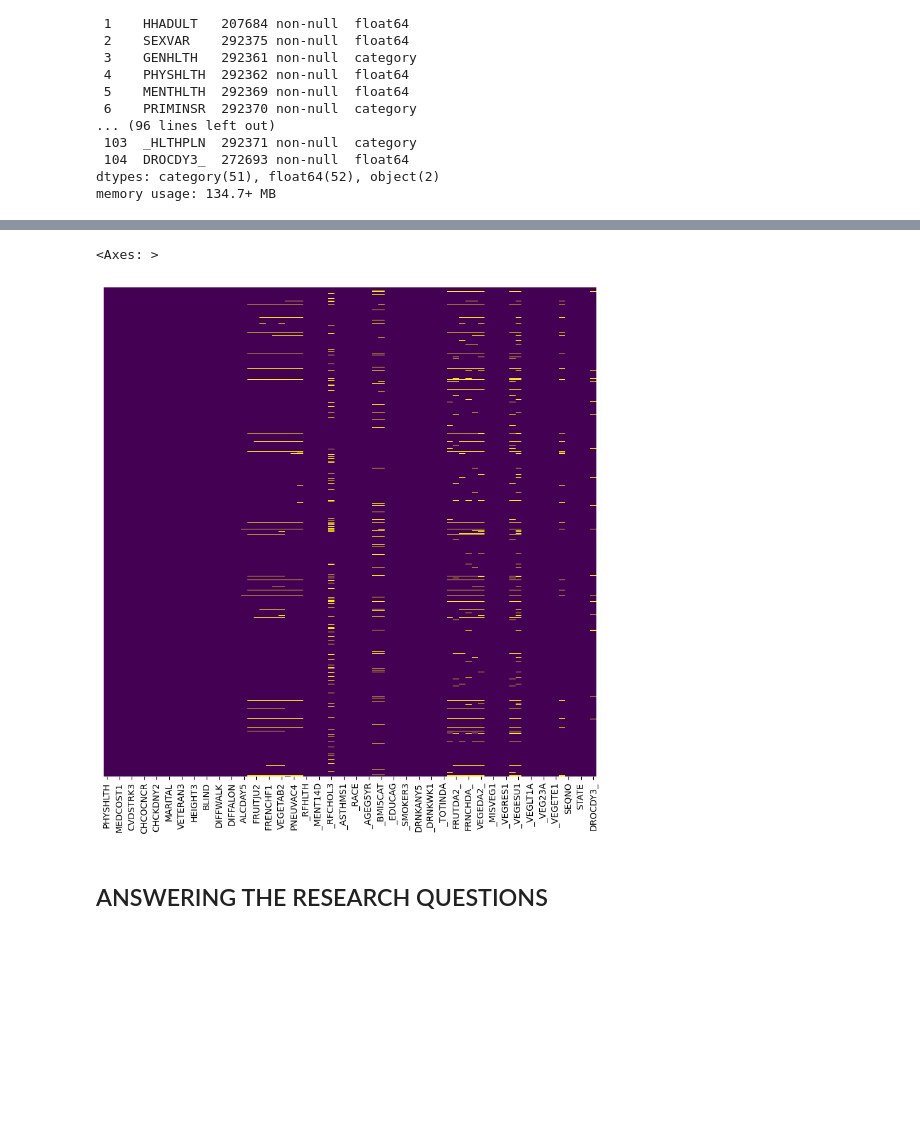
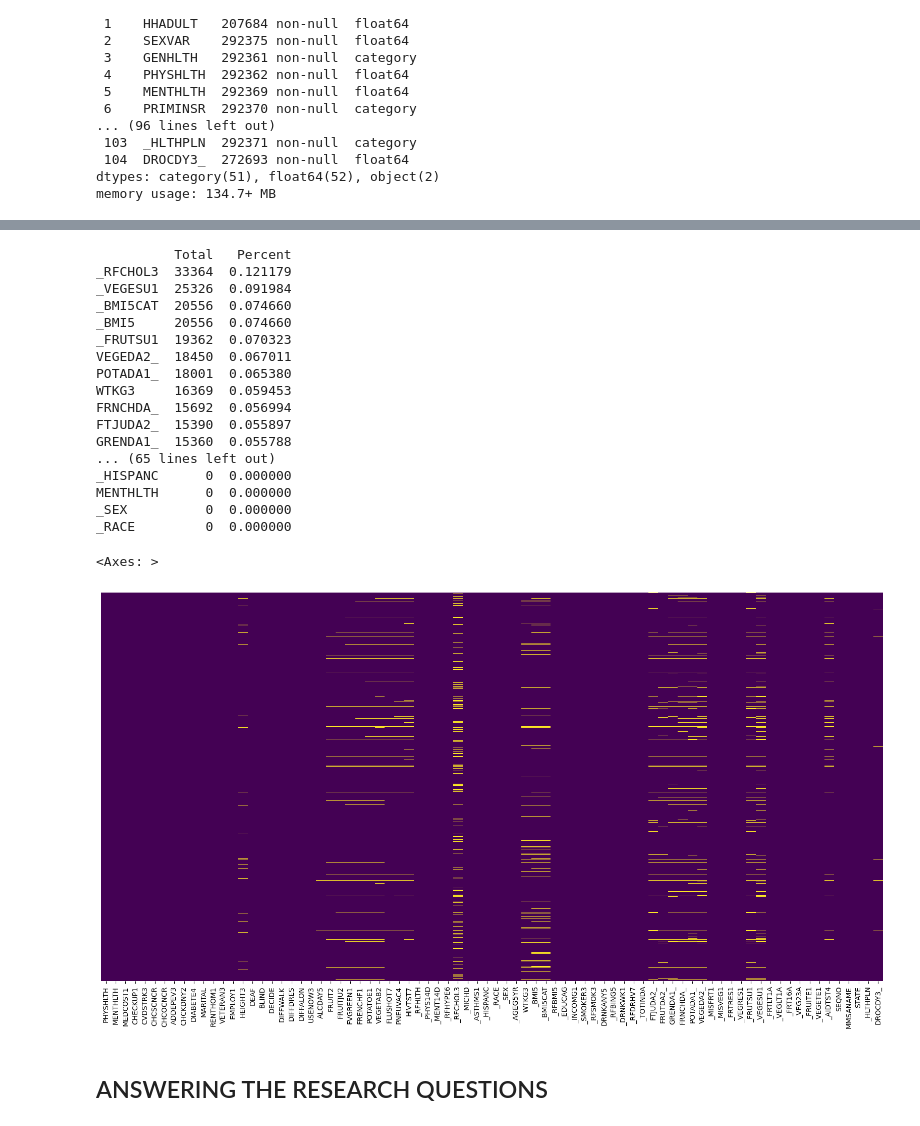
Before and after one commit to OBINNADINNEYA/BRFSS_BIGDATA_PROJECT, a Jupyter notebook: DataCleaning_EDA.ipynb, the cells around one changed output, grey strips where cells are left out. Drawn from its saved outputs; the diff is of its cells as text; code cells hidden in the pictures; blank space fills up the shorter version.

```diff
--- a/DataCleaning_EDA.ipynb
+++ b/DataCleaning_EDA.ipynb
@@ -257,7 +275,7 @@ dtypes: category(51), float64(52), object(2)
 memory usage: 134.7+ MB
 # %%
 #Drop redundant Columns and irreleveant columns
-processed_features_df.drop(columns=['_BMI5','_AGE80','_AGE65YR','_AGE_G','SEXVAR',
+processed_features_df.drop(columns=['_AGE80','_AGE65YR','_AGE_G','SEXVAR',
                                     'WEIGHT2','_CASTHM1','_LTASTH1','PRIMINSR','EXERANY2','CHILDREN','EDUCA',
                                     'ASTHMA3','SMOKE100','CPDEMO1B','_STSTR','CVDINFR4','CVDCRHD4','_RACEG21'
                                    ,'_RACEGR3','_PRACE1','_MRACE1','_IMPSEX','CADULT1','GENHLTH','HHADULT'],inplace=True)
@@ -295,9 +333,61 @@ processed_features_df.dropna(subset=col_less5miss,inplace=True)
+# %%
+#replace the missing values in height with the mean for males and mean for females as it is normally distributed
+
+# Calculate mean height values for men and women separately
+mean_height_men = processed_features_df[processed_features_df['_SEX'] == 1]['HEIGHT3'].mean()
+mean_height_women = processed_features_df[processed_features_df['_SEX'] == 2]['HEIGHT3'].mean()
+
+# Replace missing values with the corresponding mean height value
+processed_features_df.loc[(processed_features_df['_SEX'] == 1) & (processed_features_df['HEIGHT3'].isnull()), 'HEIGHT3'] = mean_height_men
+processed_features_df.loc[(processed_features_df['_SEX'] == 2) & (processed_features_df['HEIGHT3'].isnull()), 'HEIGHT3'] = mean_height_women
+# %%
+#Drop rows where these columns are null
+
+column_names = [
+    "MENTHLTH",
+    "ADDEPEV3",
+    "CHECKUP1",
+    "CVDSTRK3",
+    "DIABETE4",
+    "_HLTHPLN",
+    "MEDCOST1",
+    "CHCSCNCR",
+    "CHCOCNCR",
+    "CHCKDNY2",
+    "_RACE"
+]
+processed_features_df.dropna(subset=column_names,inplace=True)
+# %%
+#check missing values in train dataset
+total = processed_features_df.isnull().sum().sort_values(ascending=False)
+percent = (processed_features_df.isnull().sum()/processed_features_df.isnull().count()).sort_values(ascending=False)
+missing_data = pd.concat([total, percent], axis=1, keys=['Total', 'Percent'])
+print(missing_data.to_string())
+# %% [output]
+          Total   Percent
+_RFCHOL3  33364  0.121179
+_VEGESU1  25326  0.091984
+_BMI5CAT  20556  0.074660
+_BMI5     20556  0.074660
+_FRUTSU1  19362  0.070323
+VEGEDA2_  18450  0.067011
+POTADA1_  18001  0.065380
+WTKG3     16369  0.059453
+FRNCHDA_  15692  0.056994
+FTJUDA2_  15390  0.055897
+GRENDA1_  15360  0.055788
+... (65 lines left out)
+_HISPANC      0  0.000000
+MENTHLTH      0  0.000000
+_SEX          0  0.000000
+_RACE         0  0.000000
 # %%
-plt.figure(figsize=(10,10))
+#vizualize misisng values using
+plt.figure(figsize=(20,10))
 sns.heatmap(processed_features_df.isnull(),yticklabels=False,cmap='viridis',cbar=False)
 # %% [output]
 <Axes: >
-[figure, old version]
+[figure, new version]
 # %%
 #Replace missing fruit and vegetable values with the median value for each race & Age category
 # %%
```
Also changed, not shown: parts of 4 cells of this notebook.
